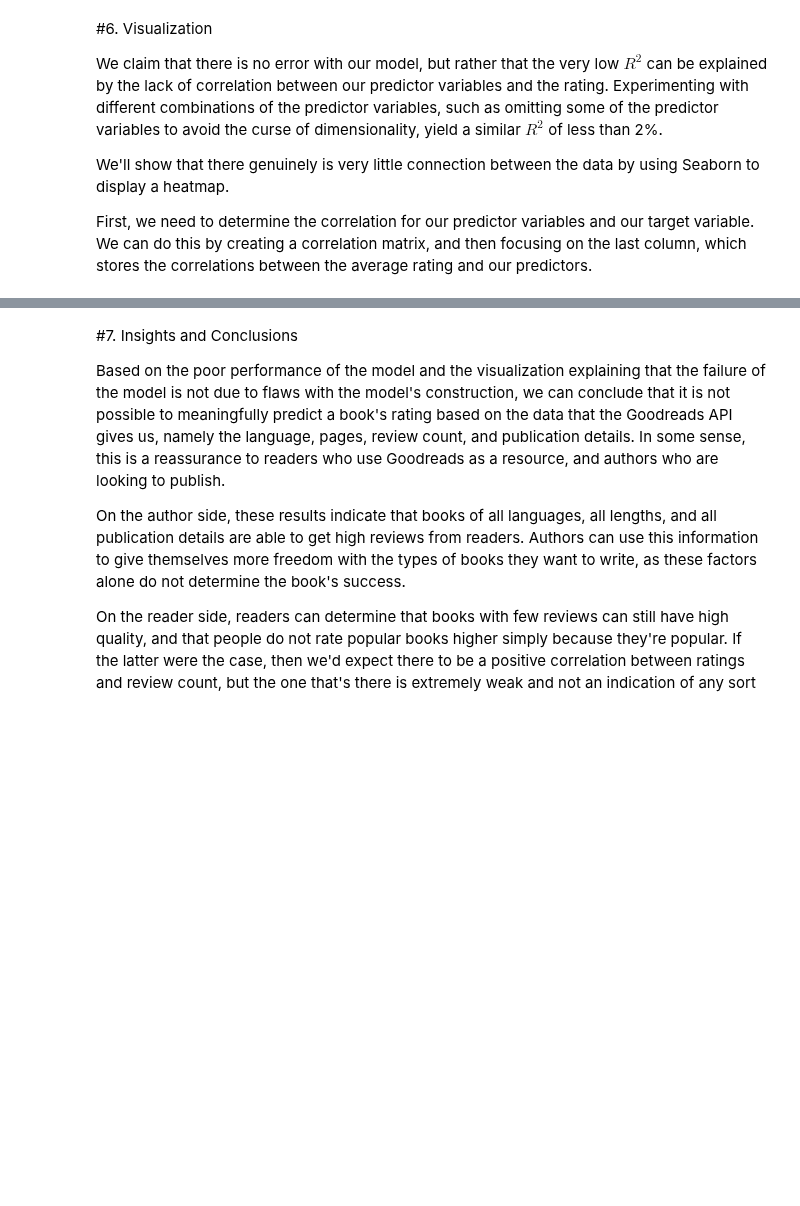
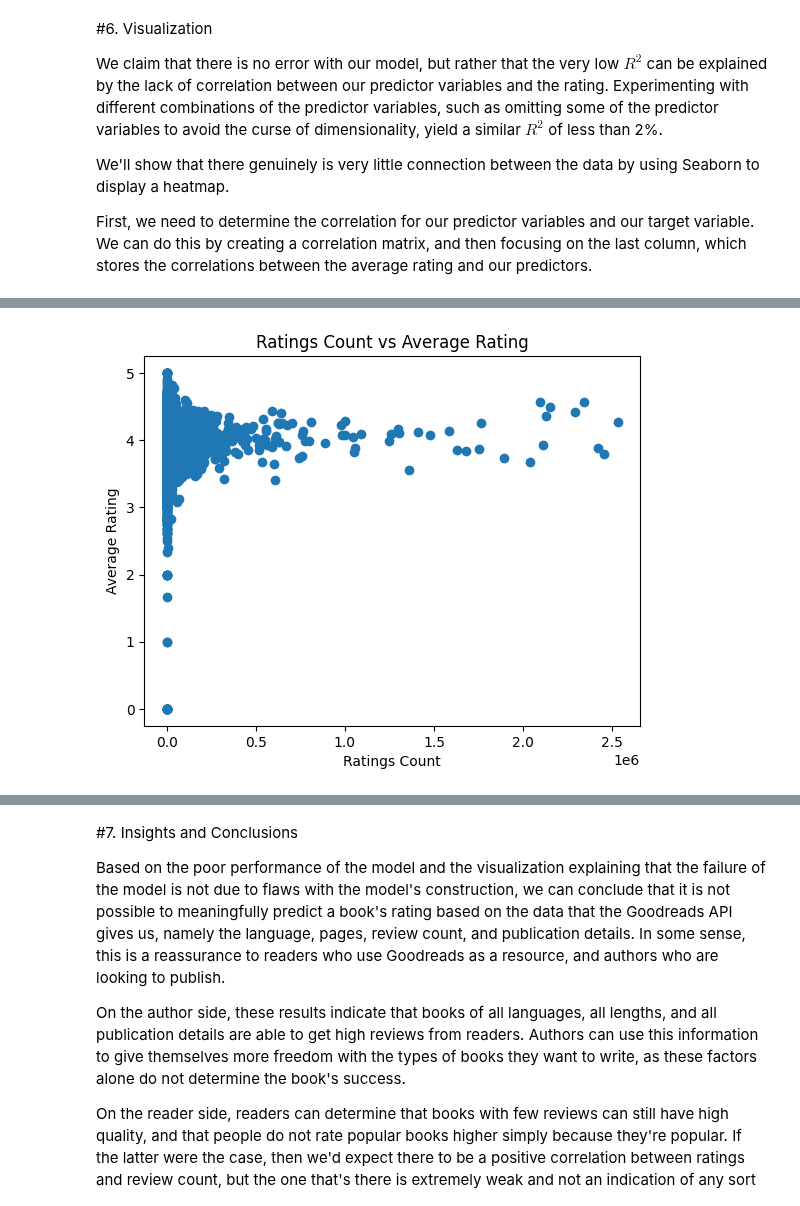
Before and after one commit to aspanguluri/aspanguluri.github.io, a Jupyter notebook: FinalProject.ipynb, the cells around one changed output, grey strips where cells are left out. Saved outputs shown, nothing was run; the diff lists cells and outputs as text; code cells hidden in the pictures; blank space fills up the shorter version.

```diff
--- a/FinalProject.ipynb
+++ b/FinalProject.ipynb
@@ -515,0 +473,8 @@ The R^2 of our model is 0.11865511984526933
+# %%
+plt.scatter(books_df["ratings_count"], books_df["average_rating"])
+plt.xlabel("Ratings Count")
+plt.ylabel("Average Rating")
+plt.title("Ratings Count vs Average Rating")
+plt.show()
+# %% [output]
+[figure, added]
```
Also changed, not shown: parts of 26 cells of this notebook, 1 other file.
